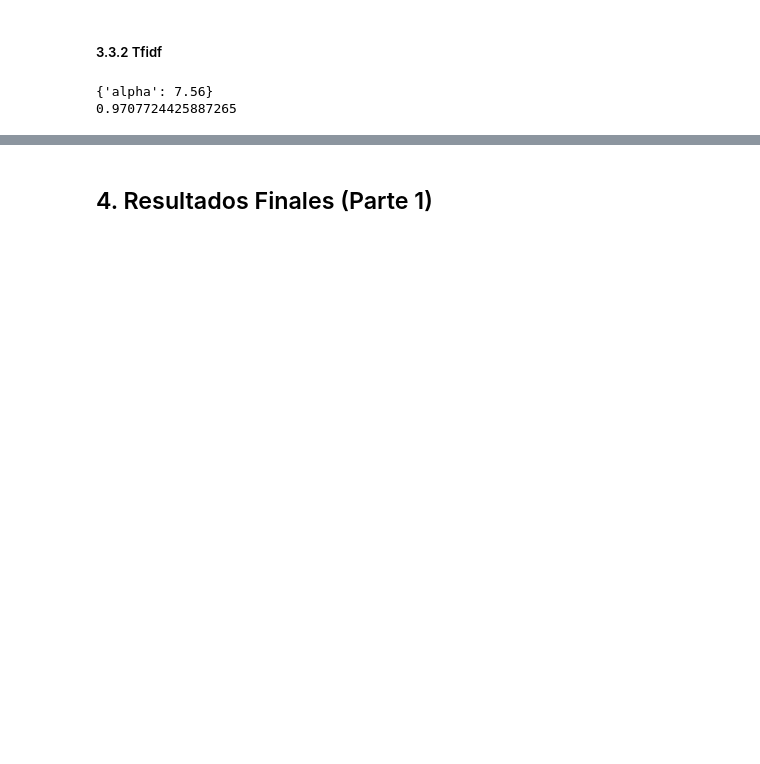
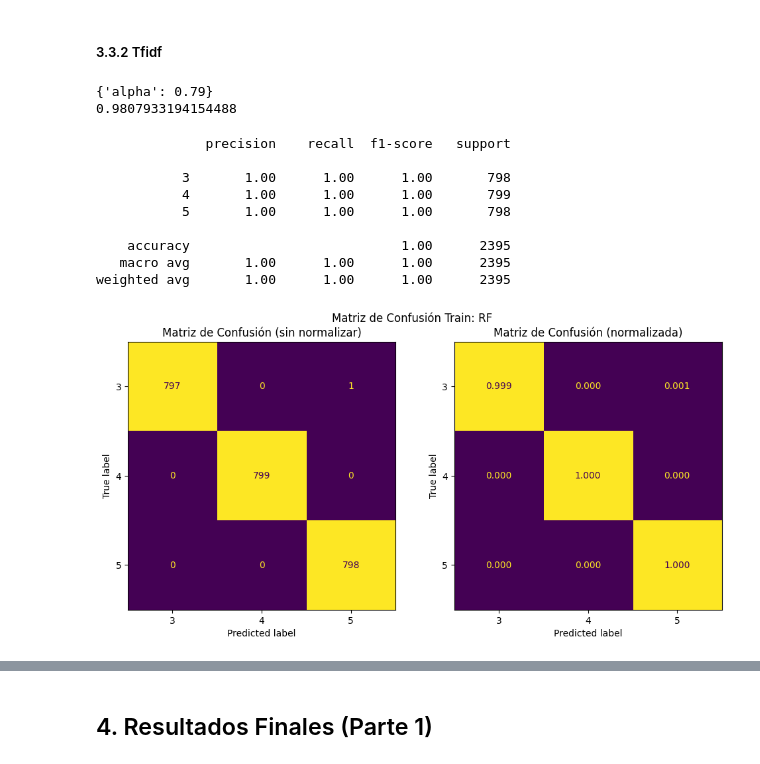
Before and after one commit to ddummann/Proyecto1-ClasificacionTextos-Etapa2, a Jupyter notebook: solucion_bi.ipynb, the cells around one changed output, grey strips where cells are left out. Saved outputs shown, nothing was run; the diff lists cells and outputs as text; code cells hidden in the pictures; blank space fills up the shorter version.

```diff
--- a/solucion_bi.ipynb
+++ b/solucion_bi.ipynb
@@ -496,6 +575,39 @@ with warnings.catch_warnings():
     grid_search_TFID.fit(X_train_TFID, Y_train_clean)
 print(grid_search_TFID.best_params_)
 print(grid_search_TFID.best_score_)
+best_clf_TFID = grid_search_TFID.best_estimator_
 # %% [output]
-{'alpha': 7.56}
-0.9707724425887265
+{'alpha': 0.79}
+0.9807933194154488
+# %%
+######################################################################
+# Train
+######################################################################
+Y_pred_train_TFID = best_clf_TFID.predict(X_train_TFID)
+print(classification_report(Y_train_clean, Y_pred_train_TFID))
+######################################################################
+# Matriz de Confusión
+######################################################################
+cm_TFID = confusion_matrix(Y_train_clean, Y_pred_train_TFID)
+disp_TFID = ConfusionMatrixDisplay(confusion_matrix=cm_TFID, display_labels=best_clf_TFID.classes_)
+fig, ax = plt.subplots(1, 2, figsize=(10, 5))
+disp_TFID.plot(ax=ax[0], values_format='d', colorbar=False)
+ax[0].set_title('Matriz de Confusión (sin normalizar)')
+cm_TFID_norm = confusion_matrix(Y_train_clean, Y_pred_train_TFID, normalize='true')
+disp_TFID_norm = ConfusionMatrixDisplay(confusion_matrix=cm_TFID_norm, display_labels=best_clf_TFID.classes_)
+disp_TFID_norm.plot(ax=ax[1], values_format='.3f', colorbar=False)
+ax[1].set_title('Matriz de Confusión (normalizada)')
+plt.suptitle('Matriz de Confusión Train: RF')
+plt.tight_layout()
+plt.show()
+# %% [output]
+              precision    recall  f1-score   support
+
+           3       1.00      1.00      1.00       798
+           4       1.00      1.00      1.00       799
+           5       1.00      1.00      1.00       798
+
+    accuracy                           1.00      2395
+   macro avg       1.00      1.00      1.00      2395
+weighted avg       1.00      1.00      1.00      2395
+[figure, added]
```
Also changed, not shown: parts of 11 cells of this notebook.
